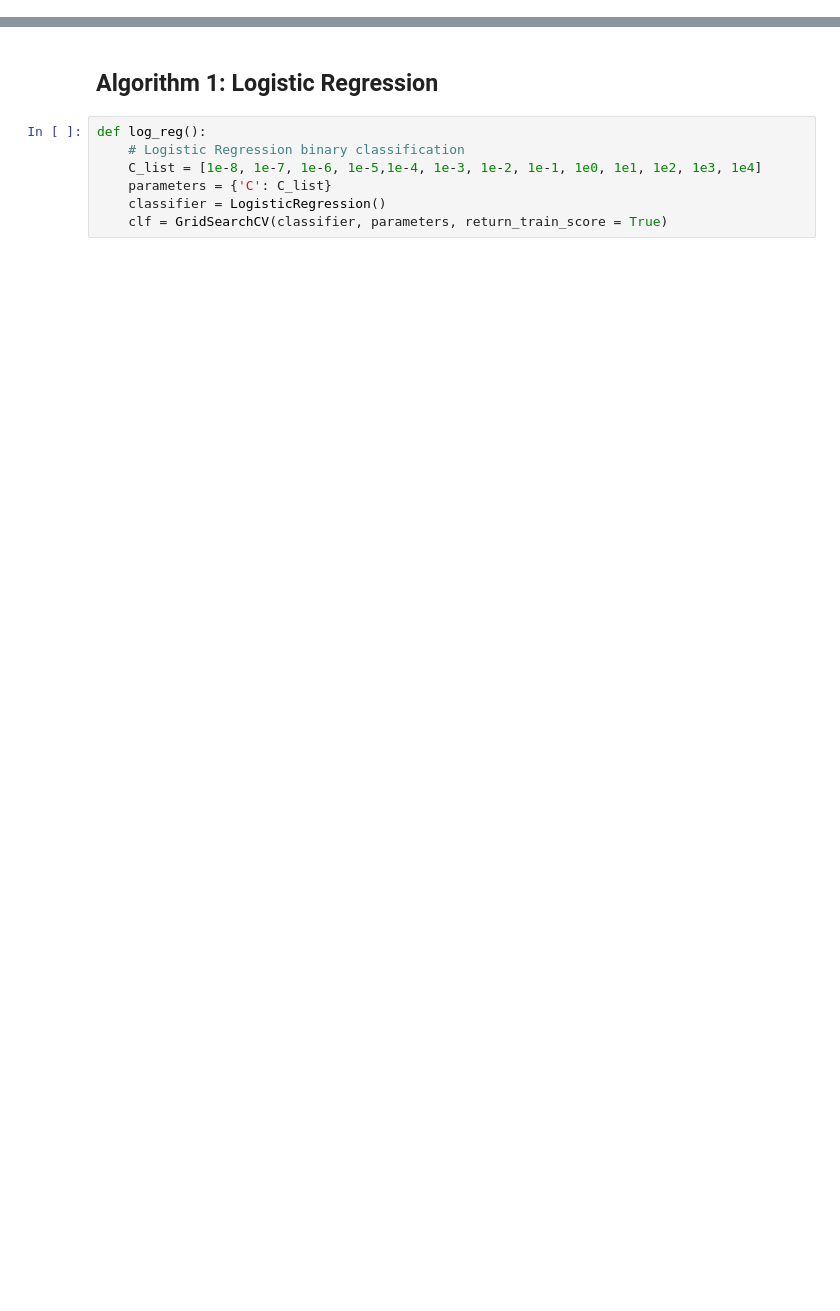
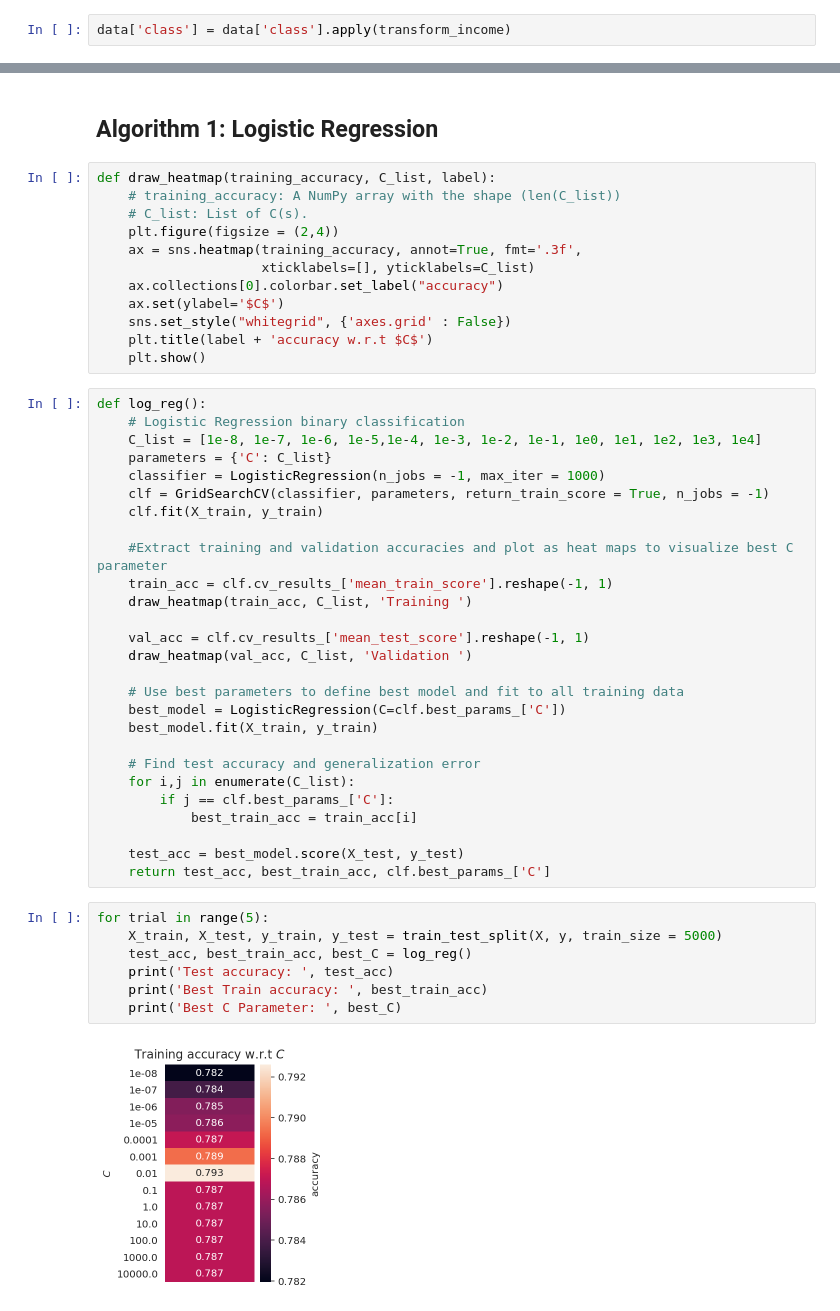
Before and after one commit to sh-biswas/COGS118A_Final_Project, a Jupyter notebook: Adult_Classification.ipynb, the cells around one changed output, grey strips where cells are left out. Drawn from its saved outputs; the diff is of its cells as text; blank space fills up the shorter version.

```diff
--- a/Adult_Classification.ipynb
+++ b/Adult_Classification.ipynb
@@ -56,0 +88,2 @@ dtype: object
+# %%
+data['class'] = data['class'].apply(transform_income)
@@ -57,9 +154,50 @@ dtype: object
 # %% [markdown]
 ## Algorithm 1: Logistic Regression
+# %%
+def draw_heatmap(training_accuracy, C_list, label):
+    # training_accuracy: A NumPy array with the shape (len(C_list))
+    # C_list: List of C(s).
+    plt.figure(figsize = (2,4))
+    ax = sns.heatmap(training_accuracy, annot=True, fmt='.3f',
+                     xticklabels=[], yticklabels=C_list)
+    ax.collections[0].colorbar.set_label("accuracy")
+    ax.set(ylabel='$C$')
+    sns.set_style("whitegrid", {'axes.grid' : False})
+    plt.title(label + 'accuracy w.r.t $C$')
+    plt.show()
 # %%
 def log_reg():
     # Logistic Regression binary classification
     C_list = [1e-8, 1e-7, 1e-6, 1e-5,1e-4, 1e-3, 1e-2, 1e-1, 1e0, 1e1, 1e2, 1e3, 1e4]
     parameters = {'C': C_list}
-    classifier = LogisticRegression()
-    clf = GridSearchCV(classifier, parameters, return_train_score = True)
+    classifier = LogisticRegression(n_jobs = -1, max_iter = 1000)
+    clf = GridSearchCV(classifier, parameters, return_train_score = True, n_jobs = -1)
+    clf.fit(X_train, y_train)
+
+    #Extract training and validation accuracies and plot as heat maps to visualize best C parameter
+    train_acc = clf.cv_results_['mean_train_score'].reshape(-1, 1)
+    draw_heatmap(train_acc, C_list, 'Training ')
+
+    val_acc = clf.cv_results_['mean_test_score'].reshape(-1, 1)
+    draw_heatmap(val_acc, C_list, 'Validation ')
+
+    # Use best parameters to define best model and fit to all training data
+    best_model = LogisticRegression(C=clf.best_params_['C'])
+    best_model.fit(X_train, y_train)
+
+    # Find test accuracy and generalization error
+    for i,j in enumerate(C_list):
+        if j == clf.best_params_['C']:
+            best_train_acc = train_acc[i]
+
+    test_acc = best_model.score(X_test, y_test)
+    return test_acc, best_train_acc, clf.best_params_['C']
+# %%
+for trial in range(5):
+    X_train, X_test, y_train, y_test = train_test_split(X, y, train_size = 5000)
+    test_acc, best_train_acc, best_C = log_reg()
+    print('Test accuracy: ', test_acc)
+    print('Best Train accuracy: ', best_train_acc)
+    print('Best C Parameter: ', best_C)
+# %% [output]
+[figure, added]
```
Also changed, not shown: parts of 15 cells of this notebook.
